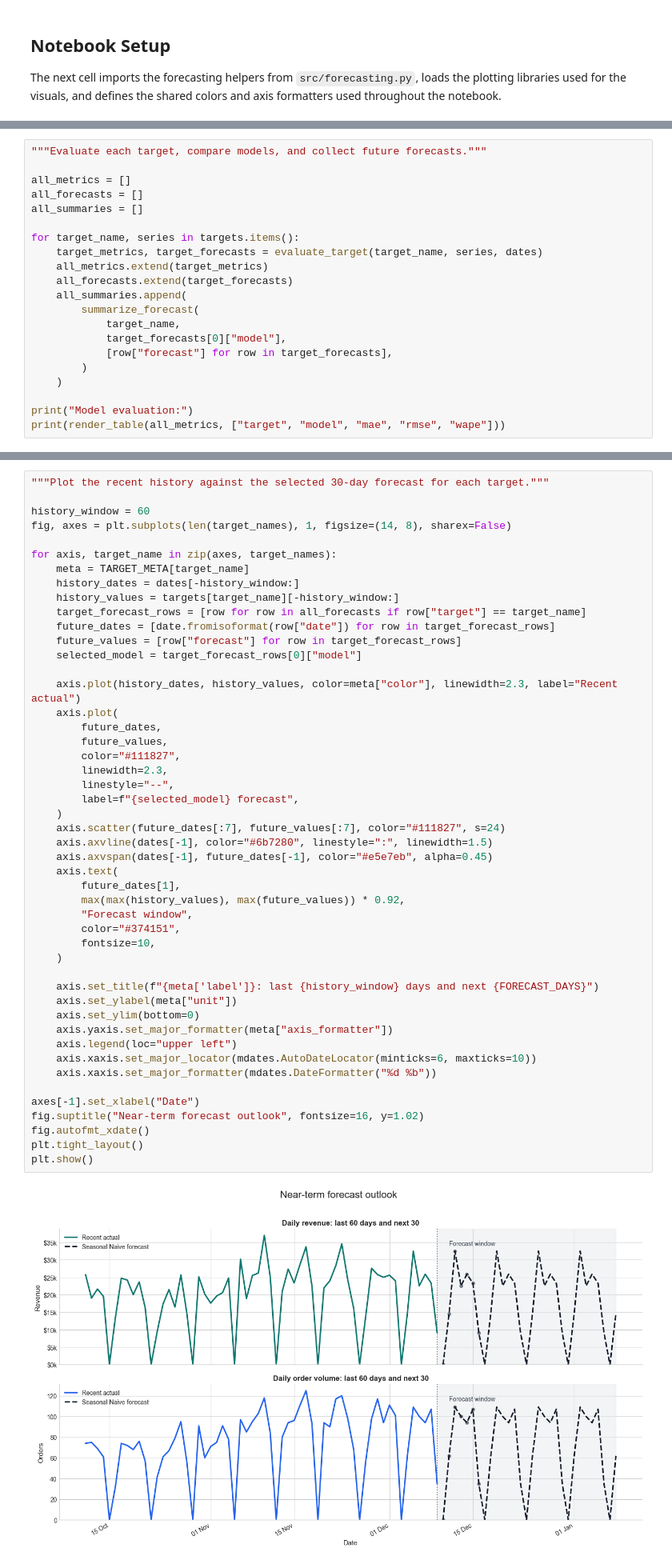
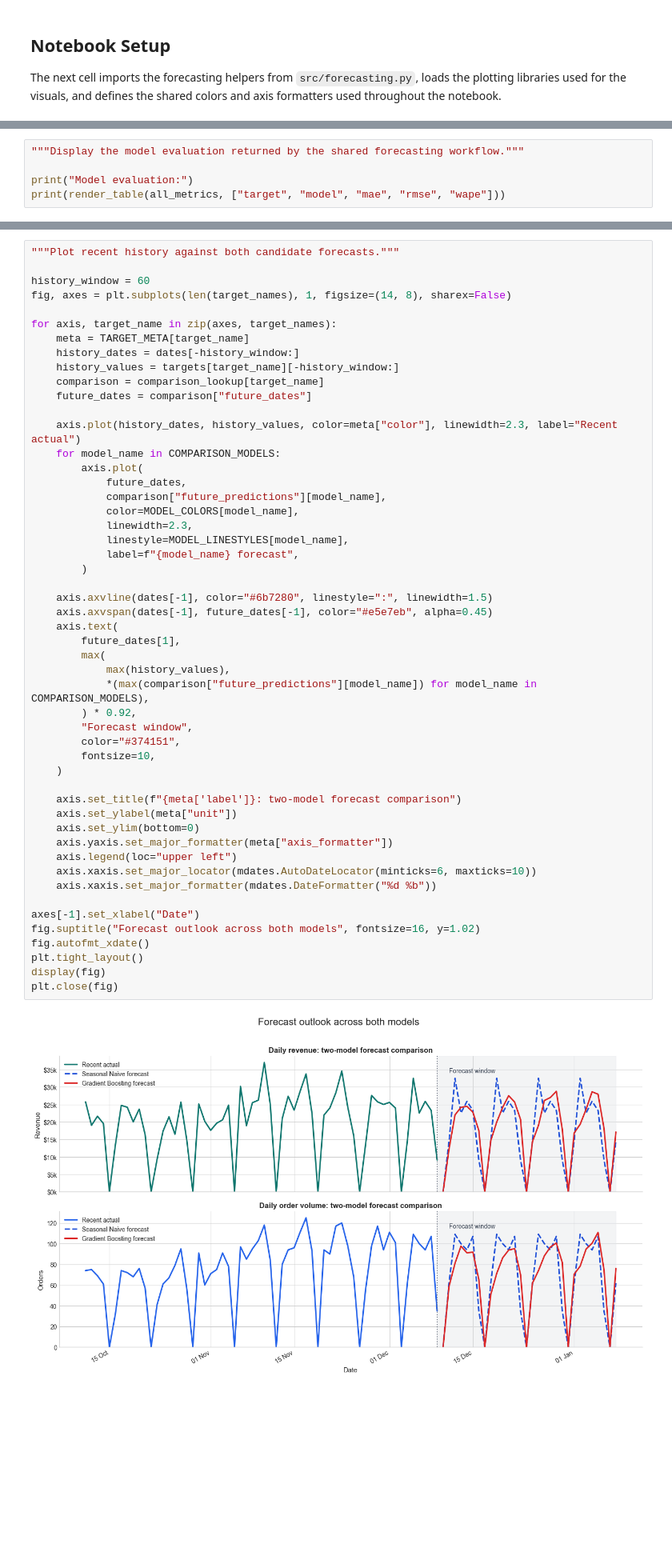
Before and after one commit to principles-of-data-science-cw-2/group-assignment, a Jupyter notebook: notebooks/04_forecasting.ipynb, the cells around one changed output, grey strips where cells are left out. Shown at 80% size. Drawn from its saved outputs; the diff is of its cells as text; blank space fills up the shorter version.

```diff
--- a/notebooks/04_forecasting.ipynb
+++ b/notebooks/04_forecasting.ipynb
@@ -216,21 +268,5 @@ The next cell runs the holdout evaluation for each target, collects the future f
 # %%
-"""Evaluate each target, compare models, and collect future forecasts."""
-
-all_metrics = []
-all_forecasts = []
-all_summaries = []
-
-for target_name, series in targets.items():
-    target_metrics, target_forecasts = evaluate_target(target_name, series, dates)
-    all_metrics.extend(target_metrics)
-    all_forecasts.extend(target_forecasts)
-    all_summaries.append(
-        summarize_forecast(
-            target_name,
-            target_forecasts[0]["model"],
-            [row["forecast"] for row in target_forecasts],
-        )
-    )
+"""Display the model evaluation returned by the shared forecasting workflow."""
 
 print("Model evaluation:")
 print(render_table(all_metrics, ["target", "model", "mae", "rmse", "wape"]))
@@ -352,50 +388,53 @@ The next cell overlays the chosen forecast on top of recent history so the trans
 # %%
-"""Plot the recent history against the selected 30-day forecast for each target."""
+"""Plot recent history against both candidate forecasts."""
 
 history_window = 60
 fig, axes = plt.subplots(len(target_names), 1, figsize=(14, 8), sharex=False)
 
 for axis, target_name in zip(axes, target_names):
     meta = TARGET_META[target_name]
     history_dates = dates[-history_window:]
     history_values = targets[target_name][-history_window:]
-    target_forecast_rows = [row for row in all_forecasts if row["target"] == target_name]
-    future_dates = [date.fromisoformat(row["date"]) for row in target_forecast_rows]
-    future_values = [row["forecast"] for row in target_forecast_rows]
-    selected_model = target_forecast_rows[0]["model"]
+    comparison = comparison_lookup[target_name]
+    future_dates = comparison["future_dates"]
 
     axis.plot(history_dates, history_values, color=meta["color"], linewidth=2.3, label="Recent actual")
-    axis.plot(
-        future_dates,
-        future_values,
-        color="#111827",
-        linewidth=2.3,
-        linestyle="--",
-        label=f"{selected_model} forecast",
-    )
-    axis.scatter(future_dates[:7], future_values[:7], color="#111827", s=24)
+    for model_name in COMPARISON_MODELS:
+        axis.plot(
+            future_dates,
+            comparison["future_predictions"][model_name],
+            color=MODEL_COLORS[model_name],
+            linewidth=2.3,
+            linestyle=MODEL_LINESTYLES[model_name],
+            label=f"{model_name} forecast",
+        )
+
     axis.axvline(dates[-1], color="#6b7280", linestyle=":", linewidth=1.5)
     axis.axvspan(dates[-1], future_dates[-1], color="#e5e7eb", alpha=0.45)
     axis.text(
         future_dates[1],
-        max(max(history_values), max(future_values)) * 0.92,
+        max(
+            max(history_values),
+            *(max(comparison["future_predictions"][model_name]) for model_name in COMPARISON_MODELS),
+        ) * 0.92,
         "Forecast window",
         color="#374151",
         fontsize=10,
     )
 
-    axis.set_title(f"{meta['label']}: last {history_window} days and next {FORECAST_DAYS}")
+    axis.set_title(f"{meta['label']}: two-model forecast comparison")
     axis.set_ylabel(meta["unit"])
     axis.set_ylim(bottom=0)
     axis.yaxis.set_major_formatter(meta["axis_formatter"])
     axis.legend(loc="upper left")
     axis.xaxis.set_major_locator(mdates.AutoDateLocator(minticks=6, maxticks=10))
     axis.xaxis.set_major_formatter(mdates.DateFormatter("%d %b"))
 
 axes[-1].set_xlabel("Date")
-fig.suptitle("Near-term forecast outlook", fontsize=16, y=1.02)
+fig.suptitle("Forecast outlook across both models", fontsize=16, y=1.02)
 fig.autofmt_xdate()
 plt.tight_layout()
-plt.show()
+display(fig)
+plt.close(fig)
 # %% [output]
-[figure, old version]
+[figure, new version]
```
Also changed, not shown: parts of 21 cells of this notebook, 8 other files.
